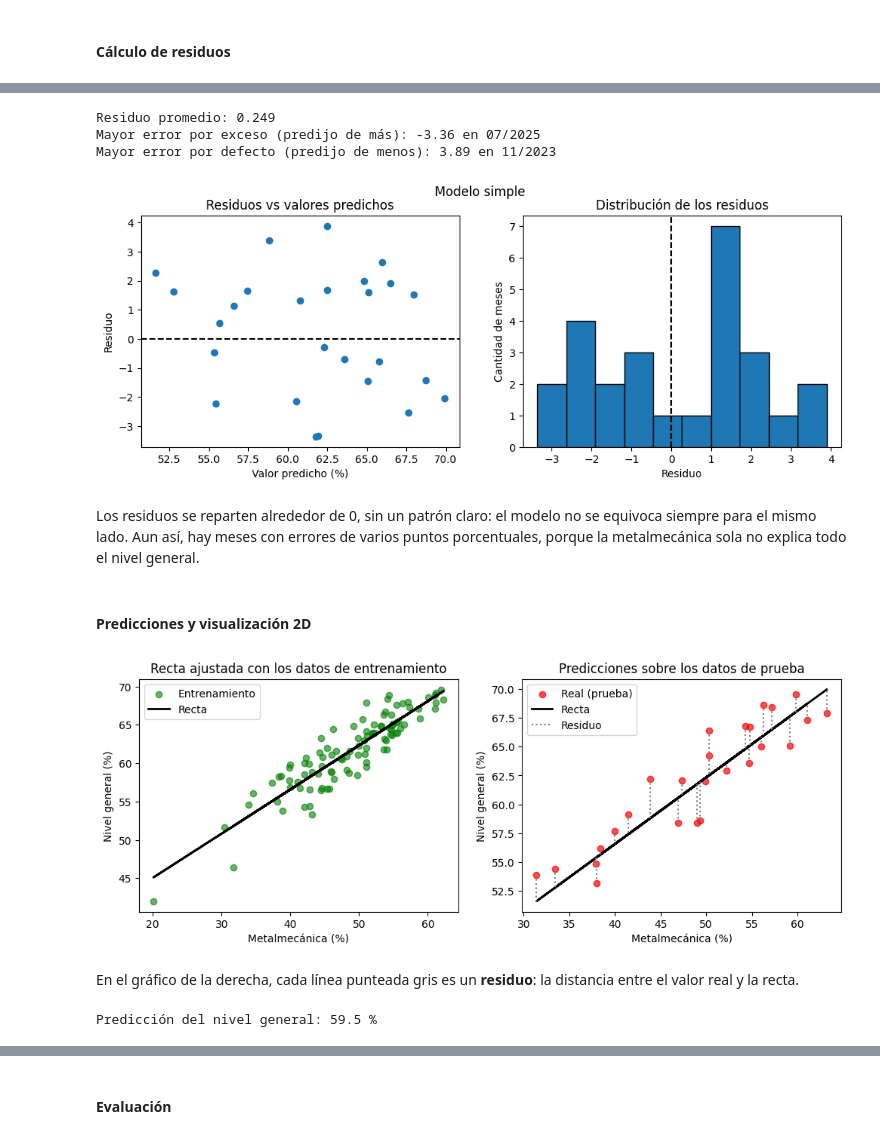
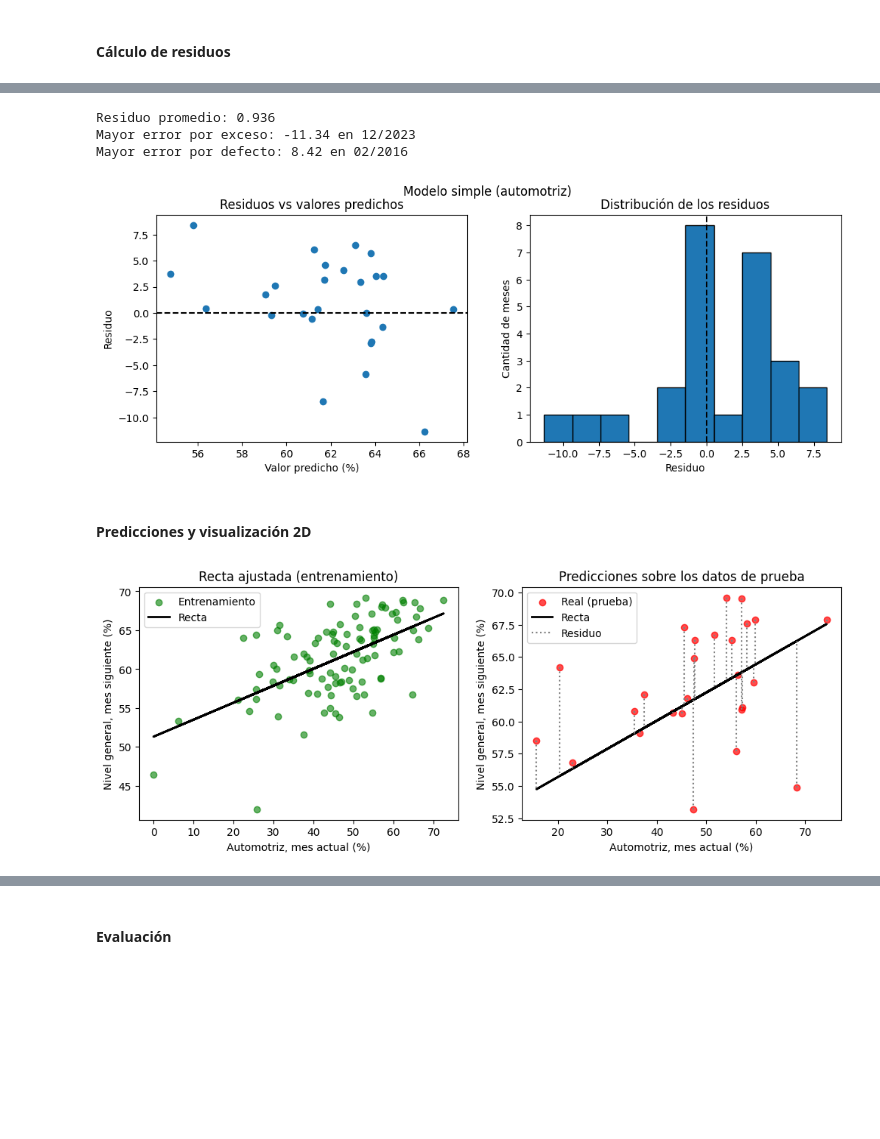
Before and after one commit to friasmm/aprendizaje-automatico-2026, a Jupyter notebook: Clase 4/Regresion_lineal.ipynb, the cells around one changed output, grey strips where cells are left out. Cells and saved outputs as stored; diff of their text form; code cells hidden in the pictures; blank space fills up the shorter version.

Commit message:
Clase 4: cambio a modelo de pronóstico del mes siguiente

```diff
--- a/Clase 4/Regresion_lineal.ipynb
+++ b/Clase 4/Regresion_lineal.ipynb
@@ -240,9 +321,8 @@ Separamos los datos **una sola vez** y usamos la misma división para todos los
 # %%
-y = df["nivel_general"]
-X = df.drop(columns="nivel_general")
+y = datos["ng_mes_siguiente"]
+X = datos[["automotriz"] + principales]
 
 X_train, X_test, y_train, y_test = train_test_split(X, y, test_size=0.2, random_state=42)
-
 print("Meses de entrenamiento:", len(X_train))
 print("Meses de prueba:", len(X_test))
 # %% [output]
@@ -276,9 +355,12 @@ def mostrar_metricas(y_real, y_pred):
     print("Puntuación R2 =", round(sm.r2_score(y_real, y_pred), 3))
 
 def calcular_residuos(y_real, y_pred):
-    tabla = pd.DataFrame({"real": y_real, "predicho": y_pred.round(2)})
+    tabla = pd.DataFrame({"real": y_real, "predicho": np.round(y_pred, 2)})
     tabla["residuo"] = (tabla["real"] - tabla["predicho"]).round(2)
-    return tabla.sort_index()
+    # El índice es el mes actual; el pronóstico corresponde al mes siguiente
+    tabla.index = (tabla.index + pd.DateOffset(months=1)).strftime("%m/%Y")
+    tabla.index.name = "mes pronosticado"
+    return tabla.sort_index(key=lambda i: pd.to_datetime(i, format="%m/%Y"))
 
 def graficar_residuos(tabla, titulo):
     fig, ax = plt.subplots(1, 2, figsize=(12, 4))
@@ -299,9 +379,6 @@ Usamos una sola variable, la más correlacionada con el nivel general.
 #### Entrenamiento
 # %%
 modelo_simple = linear_model.LinearRegression()
-modelo_simple.fit(X_train[["metalmecanica"]], y_train)
-
-print("Pendiente (alfa):", round(modelo_simple.coef_[0], 3))
-print("Ordenada al origen (beta):", round(modelo_simple.intercept_, 3))
-print(f"Ecuación: nivel_general = {modelo_simple.coef_[0]:.3f} * metalmecanica + {modelo_simple.intercept_:.3f}")
+modelo_simple.fit(X_train[["automotriz"]], y_train)
+print(f"Ecuación: ng_mes_siguiente = {modelo_simple.coef_[0]:.3f} * automotriz + {modelo_simple.intercept_:.3f}")
 # %% [output]
@@ -311,6 +388,6 @@ Ecuación: nivel_general = 0.576 * metalmecanica + 33.522
 # %% [markdown]
 #### Evaluación
 # %%
-pred_simple = modelo_simple.predict(X_test[["metalmecanica"]])
+pred_simple = modelo_simple.predict(X_test[["automotriz"]])
 mostrar_metricas(y_test, pred_simple)
 # %% [output]
@@ -346,39 +425,27 @@ residuos_simple
 # %%
 print("Residuo promedio:", round(residuos_simple["residuo"].mean(), 3))
-print("Mayor error por exceso (predijo de más):", residuos_simple["residuo"].min(), "en", residuos_simple["residuo"].idxmin().strftime("%m/%Y"))
-print("Mayor error por defecto (predijo de menos):", residuos_simple["residuo"].max(), "en", residuos_simple["residuo"].idxmax().strftime("%m/%Y"))
-graficar_residuos(residuos_simple, "Modelo simple")
+print("Mayor error por exceso:", residuos_simple["residuo"].min(), "en", residuos_simple["residuo"].idxmin())
+print("Mayor error por defecto:", residuos_simple["residuo"].max(), "en", residuos_simple["residuo"].idxmax())
+graficar_residuos(residuos_simple, "Modelo simple (automotriz)")
 # %% [output]
-Residuo promedio: 0.249
-Mayor error por exceso (predijo de más): -3.36 en 07/2025
-Mayor error por defecto (predijo de menos): 3.89 en 11/2023
+Residuo promedio: 0.936
+Mayor error por exceso: -11.34 en 12/2023
+Mayor error por defecto: 8.42 en 02/2016
-[figure, old version]
+[figure, new version]
-# %% [markdown]
-Los residuos se reparten alrededor de 0, sin un patrón claro: el modelo no se equivoca siempre para el mismo lado. Aun así, hay meses con errores de varios puntos porcentuales, porque la metalmecánica sola no explica todo el nivel general.
 # %% [markdown]
 #### Predicciones y visualización 2D
 # %%
 fig, ax = plt.subplots(1, 2, figsize=(12, 4))
-ax[0].scatter(X_train["metalmecanica"], y_train, color="green", alpha=0.6, label="Entrenamiento")
-ax[0].plot(X_train["metalmecanica"], modelo_simple.predict(X_train[["metalmecanica"]]), color="black", linewidth=2, label="Recta")
-ax[0].set_title("Recta ajustada con los datos de entrenamiento")
+ax[0].scatter(X_train["automotriz"], y_train, color="green", alpha=0.6, label="Entrenamiento")
+ax[0].plot(X_train["automotriz"], modelo_simple.predict(X_train[["automotriz"]]), color="black", linewidth=2, label="Recta")
+ax[0].set_title("Recta ajustada (entrenamiento)")
 
-ax[1].scatter(X_test["metalmecanica"], y_test, color="red", alpha=0.7, label="Real (prueba)")
-ax[1].plot(X_test["metalmecanica"], pred_simple, color="black", linewidth=2, label="Recta")
-# Líneas verticales = residuos
-ax[1].vlines(X_test["metalmecanica"], y_test, pred_simple, color="gray", linestyle=":", label="Residuo")
+ax[1].scatter(X_test["automotriz"], y_test, color="red", alpha=0.7, label="Real (prueba)")
+ax[1].plot(X_test["automotriz"], pred_simple, color="black", linewidth=2, label="Recta")
+ax[1].vlines(X_test["automotriz"], y_test, pred_simple, color="gray", linestyle=":", label="Residuo")
 ax[1].set_title("Predicciones sobre los datos de prueba")
-
 for eje in ax:
-    eje.set_xlabel("Metalmecánica (%)"); eje.set_ylabel("Nivel general (%)"); eje.legend()
+    eje.set_xlabel("Automotriz, mes actual (%)"); eje.set_ylabel("Nivel general, mes siguiente (%)"); eje.legend()
 plt.show()
 # %% [output]
-[figure, old version]
+[figure, new version]
-# %% [markdown]
-En el gráfico de la derecha, cada línea punteada gris es un **residuo**: la distancia entre el valor real y la recta.
-# %%
-# Predicción de un caso nuevo: ¿qué nivel general esperamos si la metalmecánica usa el 45% de su capacidad?
-caso = pd.DataFrame({"metalmecanica": [45]})
-print("Predicción del nivel general:", round(modelo_simple.predict(caso)[0], 1), "%")
-# %% [output]
-Predicción del nivel general: 59.5 %
```
Also changed, not shown: parts of 68 cells of this notebook.
